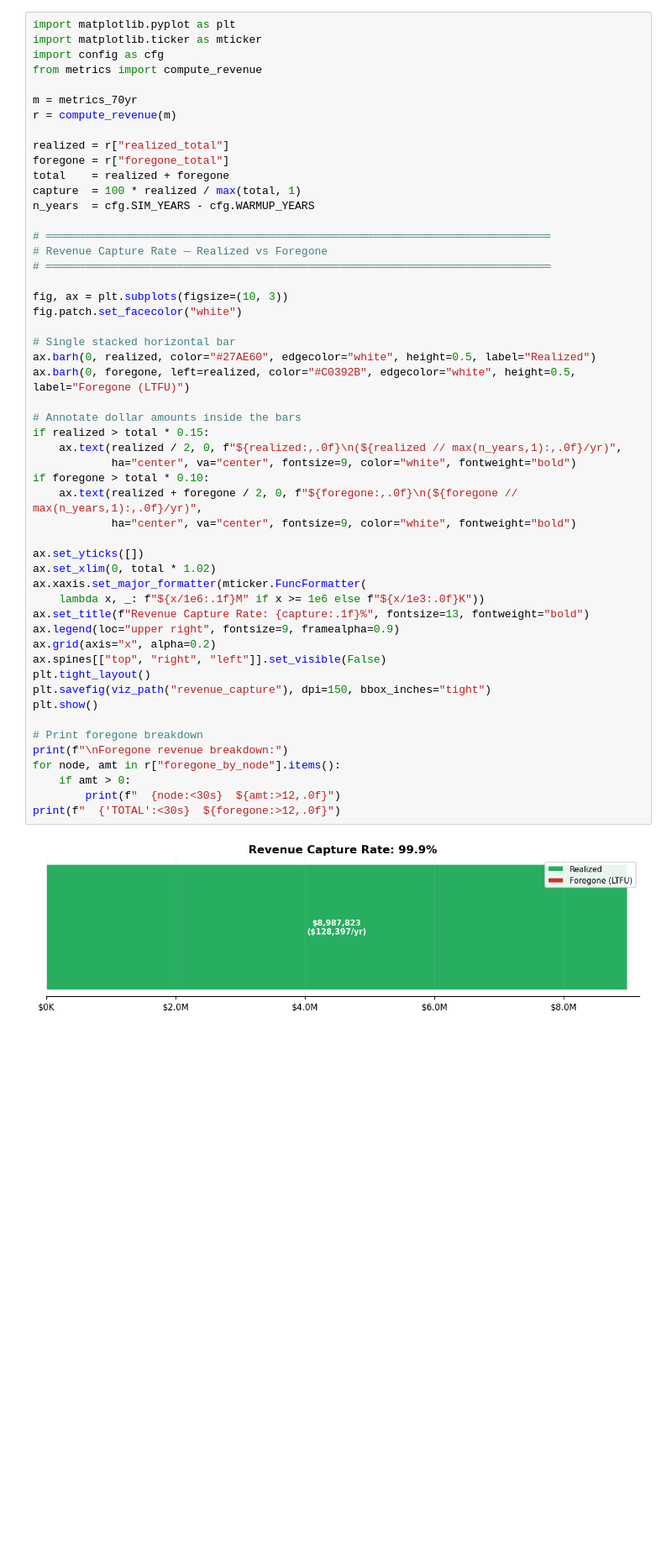
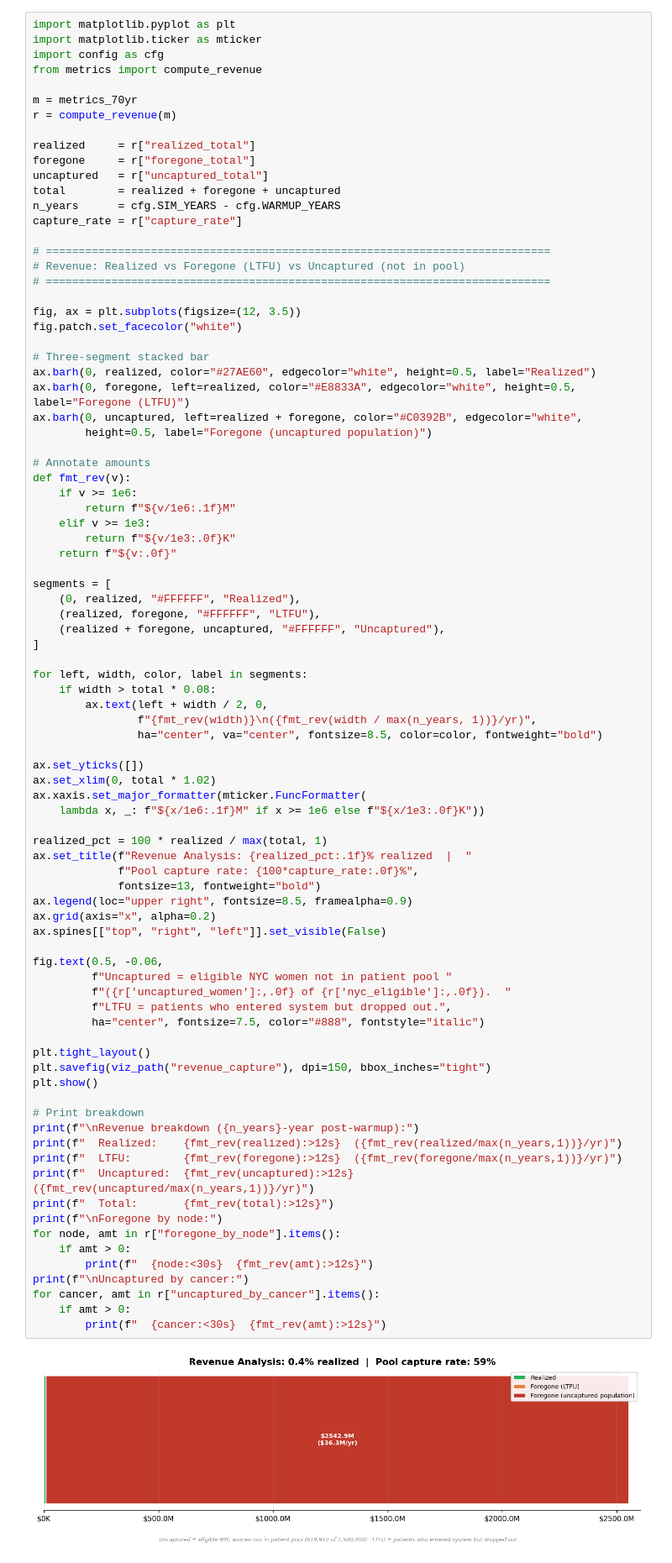
Before and after one commit to ap4509-columbia/NYP, a Jupyter notebook: notebooks/simulation.ipynb, the cells around one changed output. Shown at 84% size. Drawn from its saved outputs; the diff is of its cells as text; blank space fills up the shorter version.

```diff
--- a/notebooks/simulation.ipynb
+++ b/notebooks/simulation.ipynb
@@ -3294,54 +3296,88 @@ plt.show()
 # %%
 import matplotlib.pyplot as plt
 import matplotlib.ticker as mticker
 import config as cfg
 from metrics import compute_revenue
 
 m = metrics_70yr
 r = compute_revenue(m)
 
-realized = r["realized_total"]
-foregone = r["foregone_total"]
-total    = realized + foregone
-capture  = 100 * realized / max(total, 1)
-n_years  = cfg.SIM_YEARS - cfg.WARMUP_YEARS
+realized     = r["realized_total"]
+foregone     = r["foregone_total"]
+uncaptured   = r["uncaptured_total"]
+total        = realized + foregone + uncaptured
+n_years      = cfg.SIM_YEARS - cfg.WARMUP_YEARS
+capture_rate = r["capture_rate"]
 
-# ═════════════════════════════════════════════════════════════════════════════
-# Revenue Capture Rate — Realized vs Foregone
-# ═════════════════════════════════════════════════════════════════════════════
+# =============================================================================
+# Revenue: Realized vs Foregone (LTFU) vs Uncaptured (not in pool)
+# =============================================================================
 
-fig, ax = plt.subplots(figsize=(10, 3))
+fig, ax = plt.subplots(figsize=(12, 3.5))
 fig.patch.set_facecolor("white")
 
-# Single stacked horizontal bar
+# Three-segment stacked bar
 ax.barh(0, realized, color="#27AE60", edgecolor="white", height=0.5, label="Realized")
-ax.barh(0, foregone, left=realized, color="#C0392B", edgecolor="white", height=0.5, label="Foregone (LTFU)")
+ax.barh(0, foregone, left=realized, color="#E8833A", edgecolor="white", height=0.5, label="Foregone (LTFU)")
+ax.barh(0, uncaptured, left=realized + foregone, color="#C0392B", edgecolor="white",
+        height=0.5, label="Foregone (uncaptured population)")
 
-# Annotate dollar amounts inside the bars
-if realized > total * 0.15:
-    ax.text(realized / 2, 0, f"${realized:,.0f}\n(${realized // max(n_years,1):,.0f}/yr)",
-            ha="center", va="center", fontsize=9, color="white", fontweight="bold")
-if foregone > total * 0.10:
-    ax.text(realized + foregone / 2, 0, f"${foregone:,.0f}\n(${foregone // max(n_years,1):,.0f}/yr)",
-            ha="center", va="center", fontsize=9, color="white", fontweight="bold")
+# Annotate amounts
+def fmt_rev(v):
+    if v >= 1e6:
+        return f"${v/1e6:.1f}M"
+    elif v >= 1e3:
+        return f"${v/1e3:.0f}K"
+    return f"${v:.0f}"
+
+segments = [
+    (0, realized, "#FFFFFF", "Realized"),
+    (realized, foregone, "#FFFFFF", "LTFU"),
+    (realized + foregone, uncaptured, "#FFFFFF", "Uncaptured"),
+]
+
+for left, width, color, label in segments:
+    if width > total * 0.08:
+        ax.text(left + width / 2, 0,
+                f"{fmt_rev(width)}\n({fmt_rev(width / max(n_years, 1))}/yr)",
+                ha="center", va="center", fontsize=8.5, color=color, fontweight="bold")
 
 ax.set_yticks([])
 ax.set_xlim(0, total * 1.02)
 ax.xaxis.set_major_formatter(mticker.FuncFormatter(
     lambda x, _: f"${x/1e6:.1f}M" if x >= 1e6 else f"${x/1e3:.0f}K"))
-ax.set_title(f"Revenue Capture Rate: {capture:.1f}%", fontsize=13, fontweight="bold")
-ax.legend(loc="upper right", fontsize=9, framealpha=0.9)
+
+realized_pct = 100 * realized / max(total, 1)
+ax.set_title(f"Revenue Analysis: {realized_pct:.1f}% realized  |  "
+             f"Pool capture rate: {100*capture_rate:.0f}%",
+             fontsize=13, fontweight="bold")
+ax.legend(loc="upper right", fontsize=8.5, framealpha=0.9)
 ax.grid(axis="x", alpha=0.2)
 ax.spines[["top", "right", "left"]].set_visible(False)
+
+fig.text(0.5, -0.06,
+         f"Uncaptured = eligible NYC women not in patient pool "
+         f"({r['uncaptured_women']:,.0f} of {r['nyc_eligible']:,.0f}).  "
+         f"LTFU = patients who entered system but dropped out.",
+         ha="center", fontsize=7.5, color="#888", fontstyle="italic")
+
 plt.tight_layout()
 plt.savefig(viz_path("revenue_capture"), dpi=150, bbox_inches="tight")
 plt.show()
 
-# Print foregone breakdown
-print(f"\nForegone revenue breakdown:")
+# Print breakdown
+print(f"\nRevenue breakdown ({n_years}-year post-warmup):")
+print(f"  Realized:    {fmt_rev(realized):>12s}  ({fmt_rev(realized/max(n_years,1))}/yr)")
+print(f"  LTFU:        {fmt_rev(foregone):>12s}  ({fmt_rev(foregone/max(n_years,1))}/yr)")
+print(f"  Uncaptured:  {fmt_rev(uncaptured):>12s}  ({fmt_rev(uncaptured/max(n_years,1))}/yr)")
+print(f"  Total:       {fmt_rev(total):>12s}")
+print(f"\nForegone by node:")
 for node, amt in r["foregone_by_node"].items():
     if amt > 0:
-        print(f"  {node:<30s}  ${amt:>12,.0f}")
-print(f"  {'TOTAL':<30s}  ${foregone:>12,.0f}")
+        print(f"  {node:<30s}  {fmt_rev(amt):>12s}")
+print(f"\nUncaptured by cancer:")
+for cancer, amt in r["uncaptured_by_cancer"].items():
+    if amt > 0:
+        print(f"  {cancer:<30s}  {fmt_rev(amt):>12s}")
 # %% [output]
-[figure, old version]
+[figure, new version]
```
Also changed, not shown: parts of 27 cells of this notebook, 2 other files.
